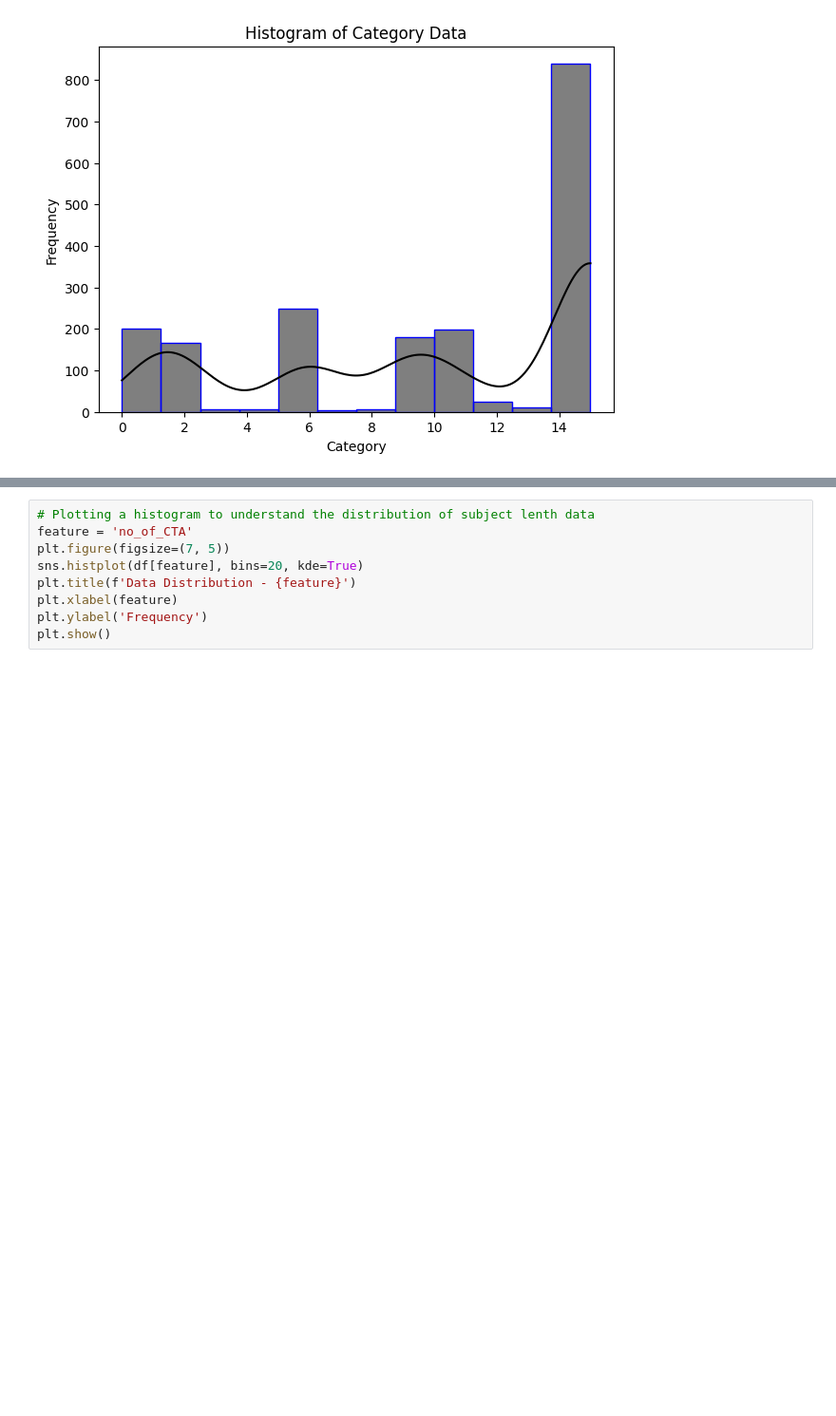
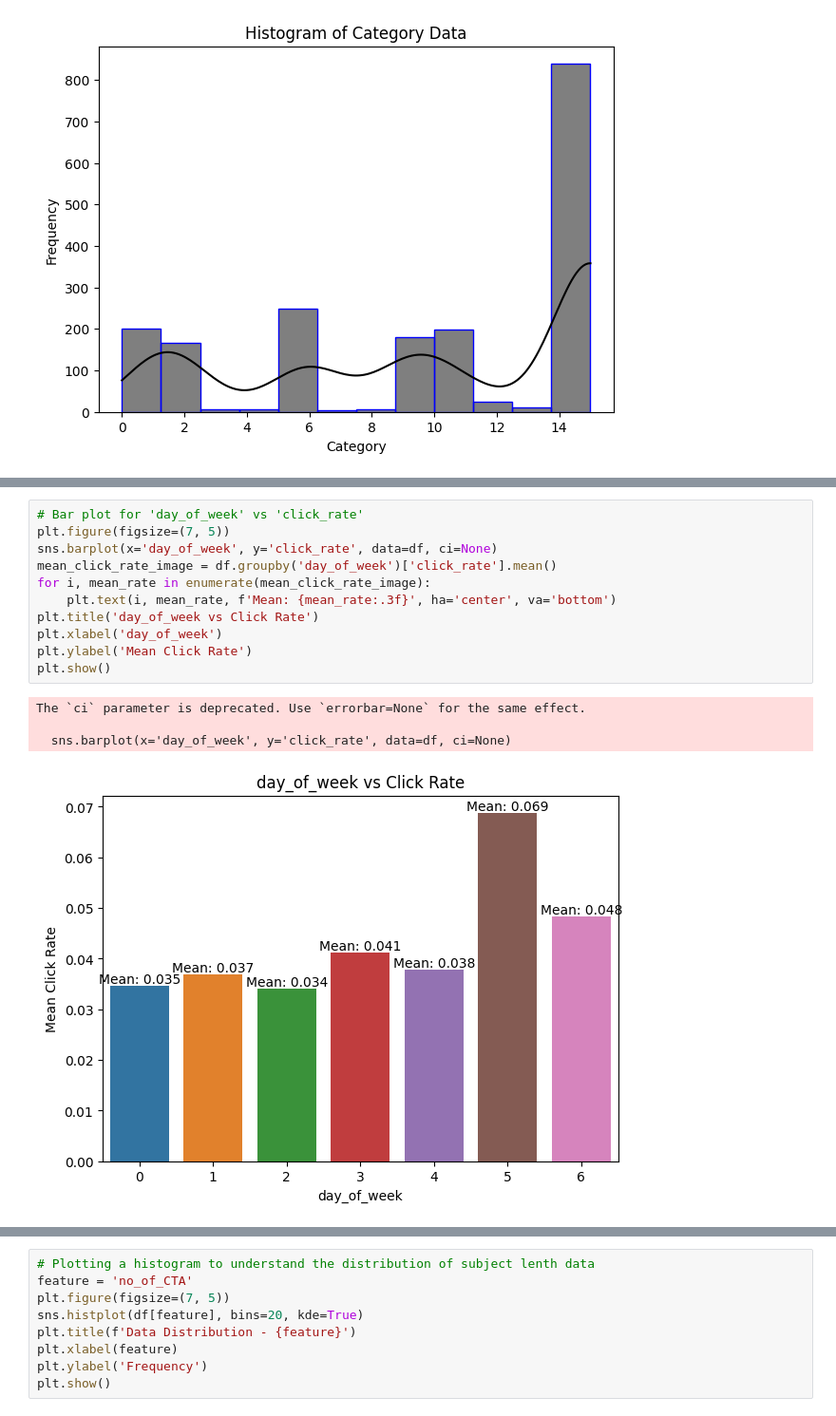
Before and after one commit to lakshmi-keerthi/Project_EA, a Jupyter notebook: Code_changes.ipynb, the cells around one changed output, grey strips where cells are left out. Shown at 95% size. Drawn from its saved outputs; the diff is of its cells as text; blank space fills up the shorter version.

```diff
--- a/Source_Code.ipynb
+++ b/Code_changes.ipynb
@@ -103,0 +143,16 @@ plt.show()
+# %%
+# Bar plot for 'day_of_week' vs 'click_rate'
+plt.figure(figsize=(7, 5))
+sns.barplot(x='day_of_week', y='click_rate', data=df, ci=None)
+mean_click_rate_image = df.groupby('day_of_week')['click_rate'].mean()
+for i, mean_rate in enumerate(mean_click_rate_image):
+    plt.text(i, mean_rate, f'Mean: {mean_rate:.3f}', ha='center', va='bottom')
+plt.title('day_of_week vs Click Rate')
+plt.xlabel('day_of_week')
+plt.ylabel('Mean Click Rate')
+plt.show()
+# %% [output]
+The `ci` parameter is deprecated. Use `errorbar=None` for the same effect.
+
+  sns.barplot(x='day_of_week', y='click_rate', data=df, ci=None)
+[figure, added]
```
Also changed, not shown: parts of 13 cells of this notebook.
